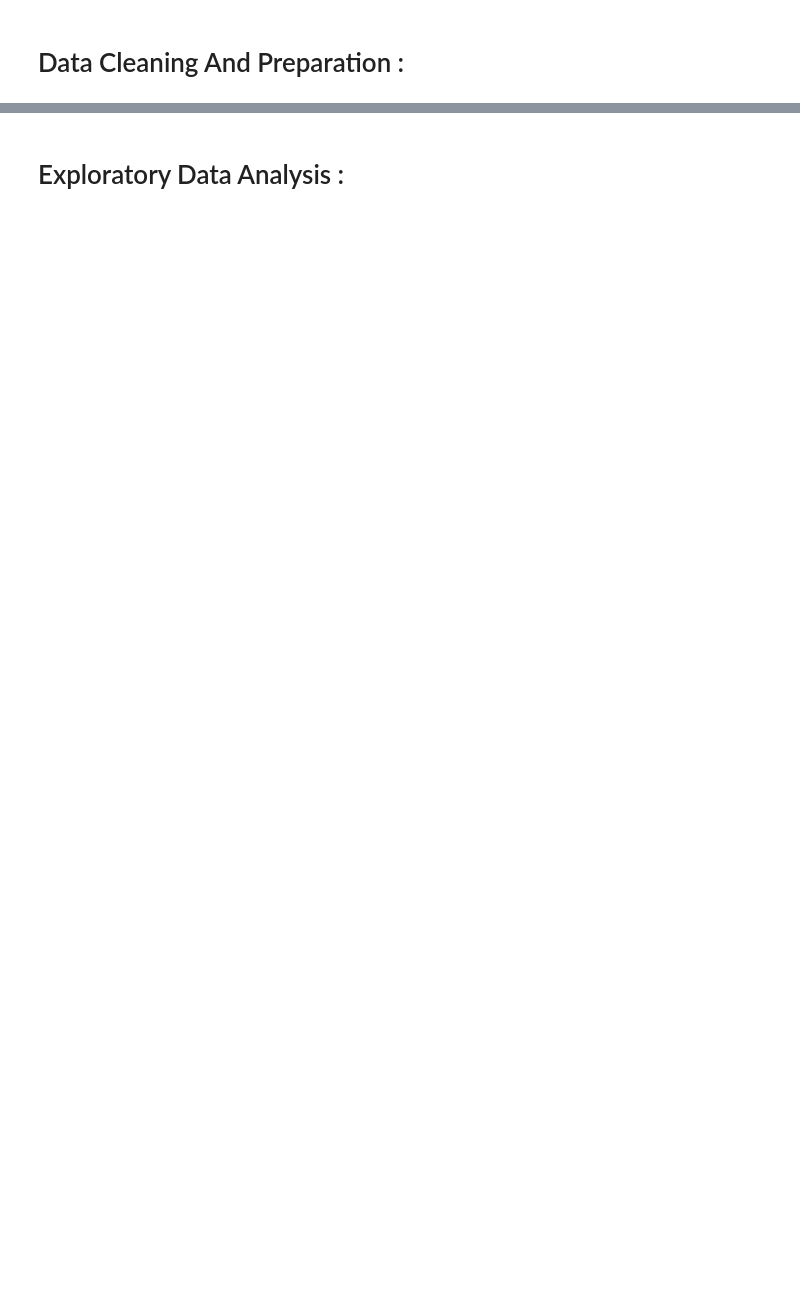
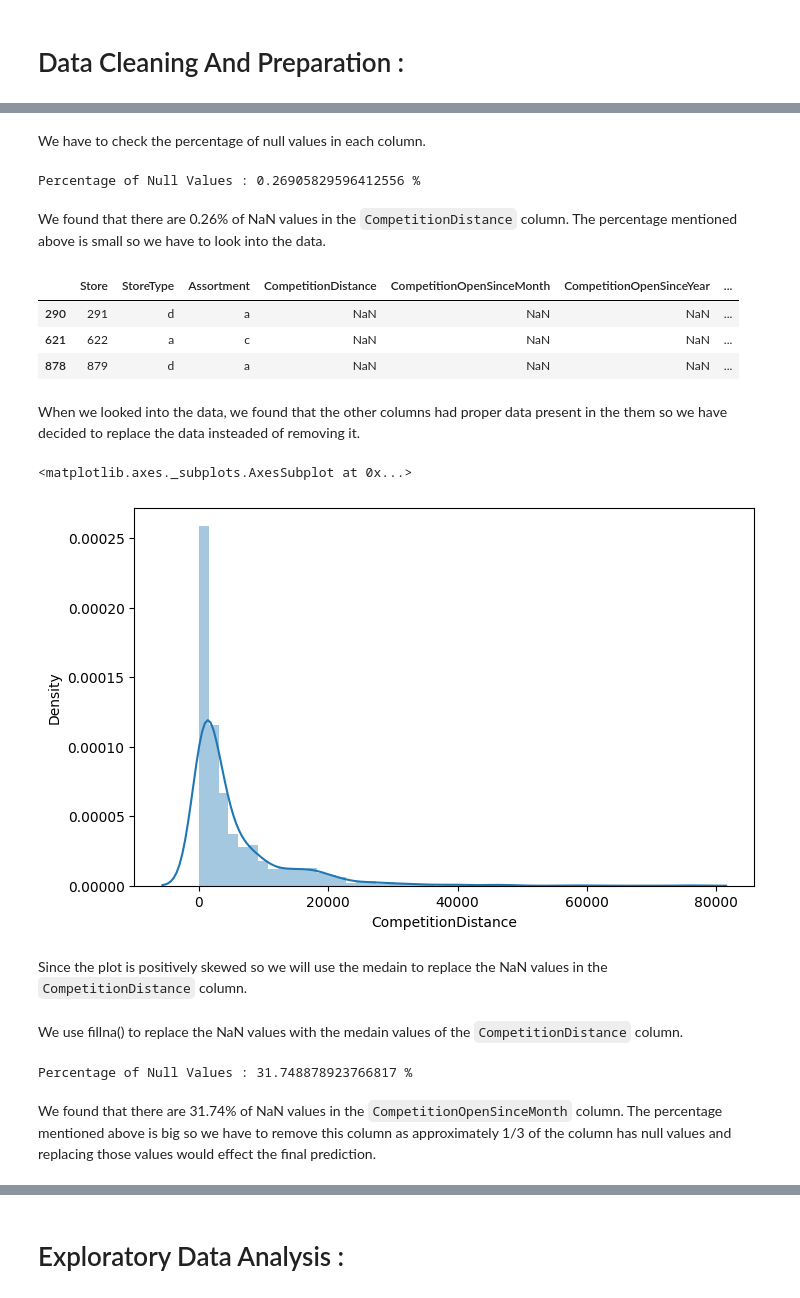
Before and after one commit to ansonsibi1/Anson-Sibi-M4W3_Rossmann_Sales_Prediction_Capstone_Project, a Jupyter notebook: Team_KASAR_Anson_Sibi_M4W3_Rossmann_Sales_Prediction_Capstone_Project.ipynb, the cells around one changed output, grey strips where cells are left out. Drawn from its saved outputs; the diff is of its cells as text; code cells hidden in the pictures; blank space fills up the shorter version.

```diff
--- a/Team_KASAR_Anson_Sibi_M4W3_Rossmann_Sales_Prediction_Capstone_Project.ipynb
+++ b/Team_KASAR_Anson_Sibi_M4W3_Rossmann_Sales_Prediction_Capstone_Project.ipynb
@@ -74,0 +78,4 @@ import seaborn as sns
+# %%
+# Setting Parameters for the plots
+
+plt.rcParams.update({'figure.figsize':(8,5),'figure.dpi':100})
@@ -87,2 +104,3 @@ df1 = pd.read_csv('/content/drive/MyDrive/Almabetter/Project/Rossmann Sales Pred
 # %%
-df2 = pd.read_csv('/content/drive/MyDrive/Almabetter/Project/Rossmann Sales Prediction  - Capstone Project/store.csv')
+# Loading the second dataset
+store_df = pd.read_csv('/content/drive/MyDrive/Almabetter/Project/Rossmann Sales Prediction  - Capstone Project/store.csv')
@@ -337,0 +281,28 @@ NameError: ignored
+# %% [markdown]
+We have to check the percentage of null values in each column.
+# %%
+# Check percentage of null values in CompetitionDistance column
+
+print(f"Percentage of Null Values : {(store_df.CompetitionDistance.isnull().sum()/store_df.shape[0])*100} %")
+# %% [output]
+Percentage of Null Values : 0.26905829596412556 %
+# %% [markdown]
+We found that there are 0.26% of NaN values in the `CompetitionDistance` column. The percentage mentioned above is small so we have to look into the data.
+# %%
+# Check rows with null values in CompetitionDistance column
+
+store_df[store_df.CompetitionDistance.isnull()]
+# %% [output]
+|  | Store | StoreType | Assortment | CompetitionDistance | CompetitionOpenSinceMonth | CompetitionOpenSinceYear | ... |
+| 290 | 291 | d | a | NaN | NaN | NaN | ... |
+| 621 | 622 | a | c | NaN | NaN | NaN | ... |
+| 878 | 879 | d | a | NaN | NaN | NaN | ... |
+# %% [markdown]
+When we looked into the data, we found that the other columns had proper data present in the them so we have decided to replace the data insteaded of removing it.
+# %%
+sns.distplot(store_df.CompetitionDistance)
+# %% [output]
+<matplotlib.axes._subplots.AxesSubplot at 0x...>
+[figure, added]
+# %% [markdown]
+Since the plot is positively skewed so we will use the medain to replace the NaN values in the `CompetitionDistance` column.
@@ -337,0 +313,10 @@ NameError: ignored
+# %% [markdown]
+We use fillna() to replace the NaN values with the medain values of the `CompetitionDistance` column.
+# %%
+# Check percentage of null values in CompetitionOpenSinceMonth column
+
+print(f"Percentage of Null Values : {(store_df.CompetitionOpenSinceMonth.isnull().sum()/store_df.shape[0])*100} %")
+# %% [output]
+Percentage of Null Values : 31.748878923766817 %
+# %% [markdown]
+We found that there are 31.74% of NaN values in the `CompetitionOpenSinceMonth` column. The percentage mentioned above is big so we have to remove this column as approximately 1/3 of the column has null values and replacing those values would effect the final prediction.
```
Also changed, not shown: parts of 210 cells of this notebook.
